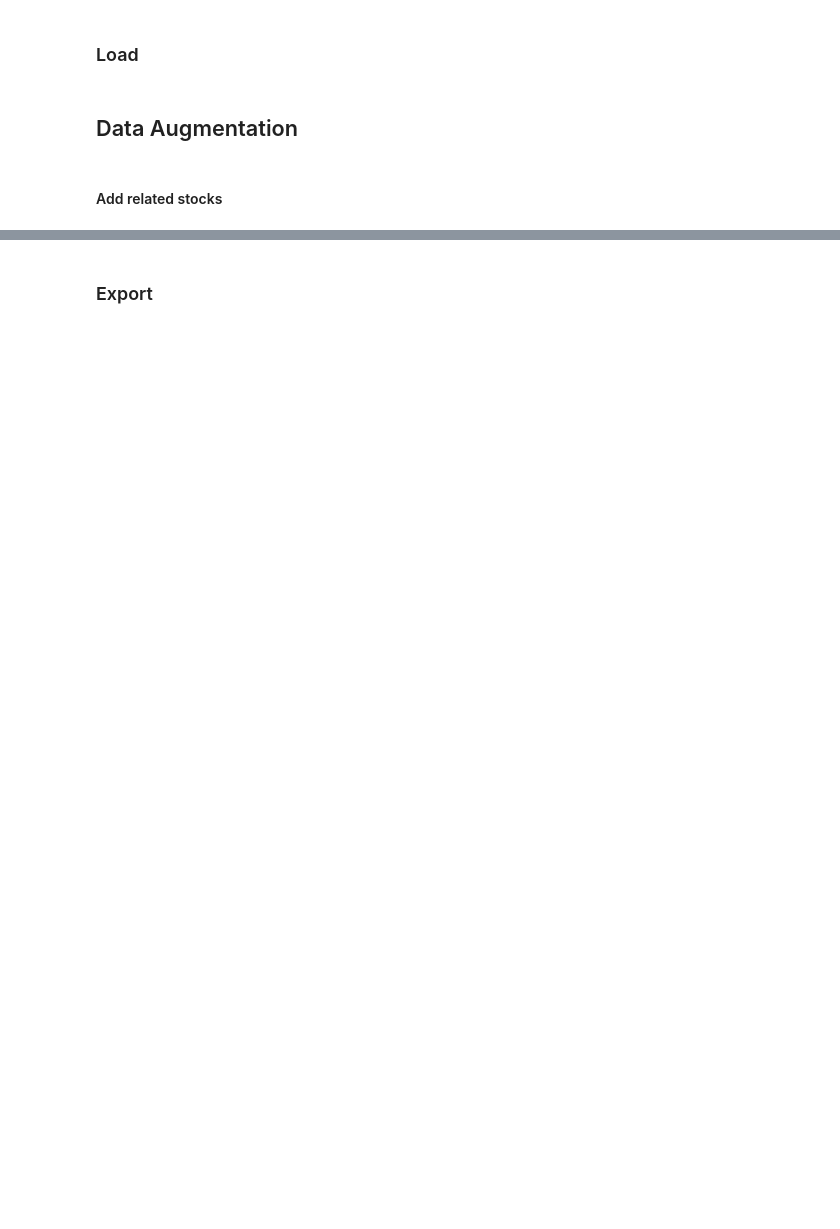
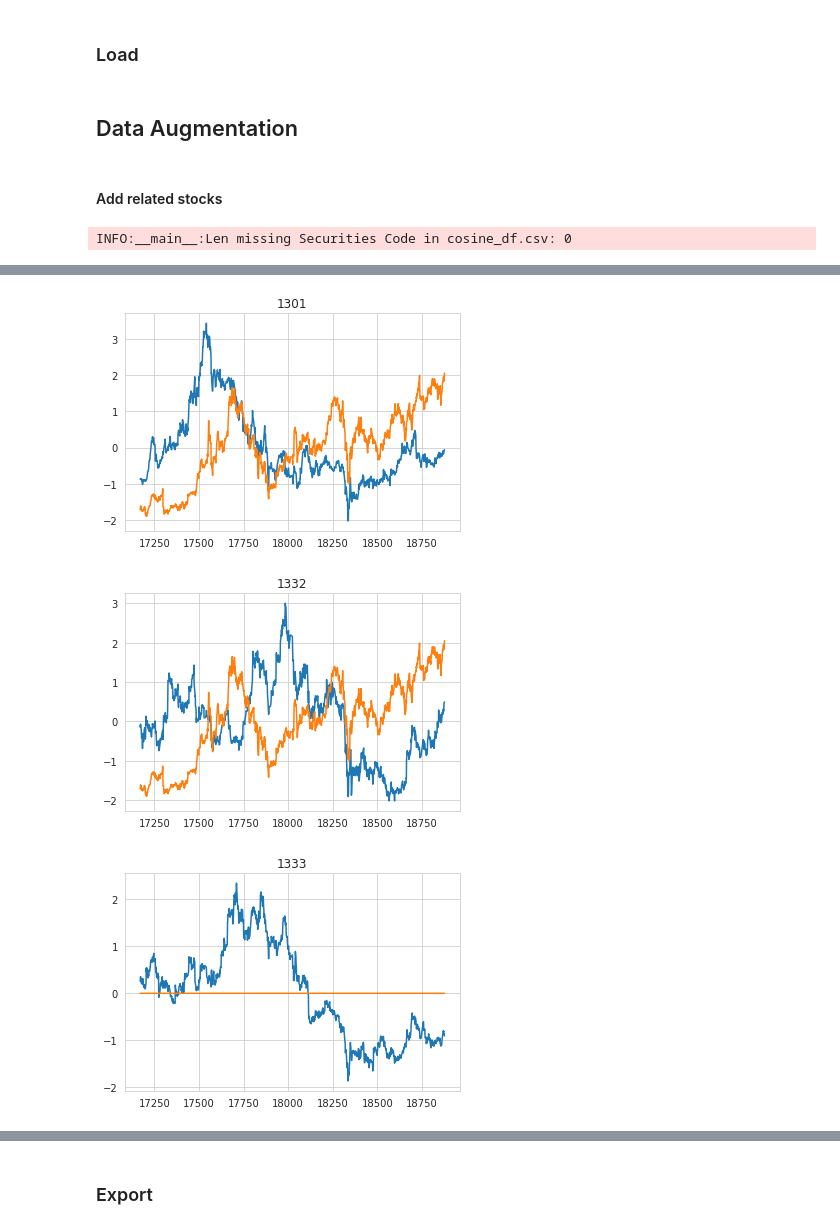
Before and after one commit to Cyprien-Ricque/stock-exchange-prediction, a Jupyter notebook: notebooks/1-data_augmentation.ipynb, the cells around one changed output, grey strips where cells are left out. Cells and saved outputs as stored; diff of their text form; code cells hidden in the pictures; blank space fills up the shorter version.

```diff
--- a/notebooks/1-data_augmentation.ipynb
+++ b/notebooks/1-data_augmentation.ipynb
@@ -79,9 +88,21 @@ def add_stocks(df: pd.DataFrame):
             suffixes=('', f'_{t}')
         ).drop(columns=f'SecuritiesCode_{t}')
 
-        df[f'Close_scaled_{t}'] = df[f'Close_scaled_{t}']
-    return df.fillna(value=0)
+        # FIXME
+        df[f'Close_scaled_{t}'] = df.groupby('SecuritiesCode')[f'Close_scaled_{t}'].apply(lambda x: pd.Series(np.zeros_like(x.to_numpy())) if x.isna().sum() != 0 else x).reset_index(drop=True)
+        df[f'Close_{t}'] = df.groupby('SecuritiesCode')[f'Close_{t}'].apply(lambda x: pd.Series(np.zeros_like(x.to_numpy())) if x.isna().sum() != 0 else x).reset_index(drop=True)
+
+    return df
 
 df_train = add_stocks(df_train)
 df_test = add_stocks(df_test)
 df_val = add_stocks(df_val)
+# %% [output]
+INFO:__main__:Len missing Securities Code in cosine_df.csv: 0
+# %%
+for sc in df_train.SecuritiesCode.unique()[:3]:
+    plt.plot(df_train.loc[df_train.SecuritiesCode == sc, 'Timestamp'], df_train.loc[df_train.SecuritiesCode == sc, 'Close_scaled'])
+    plt.plot(df_train.loc[df_train.SecuritiesCode == sc, 'Timestamp'], df_train.loc[df_train.SecuritiesCode == sc, 'Close_scaled_top_0'])
+    plt.title(sc)
+    plt.show()
+# %% [output]
@@ -87,0 +126,3 @@ df_val = add_stocks(df_val)
+[figure, added]
+[figure, added]
+[figure, added]
```
Also changed, not shown: parts of 29 cells of this notebook, 4 other files.
